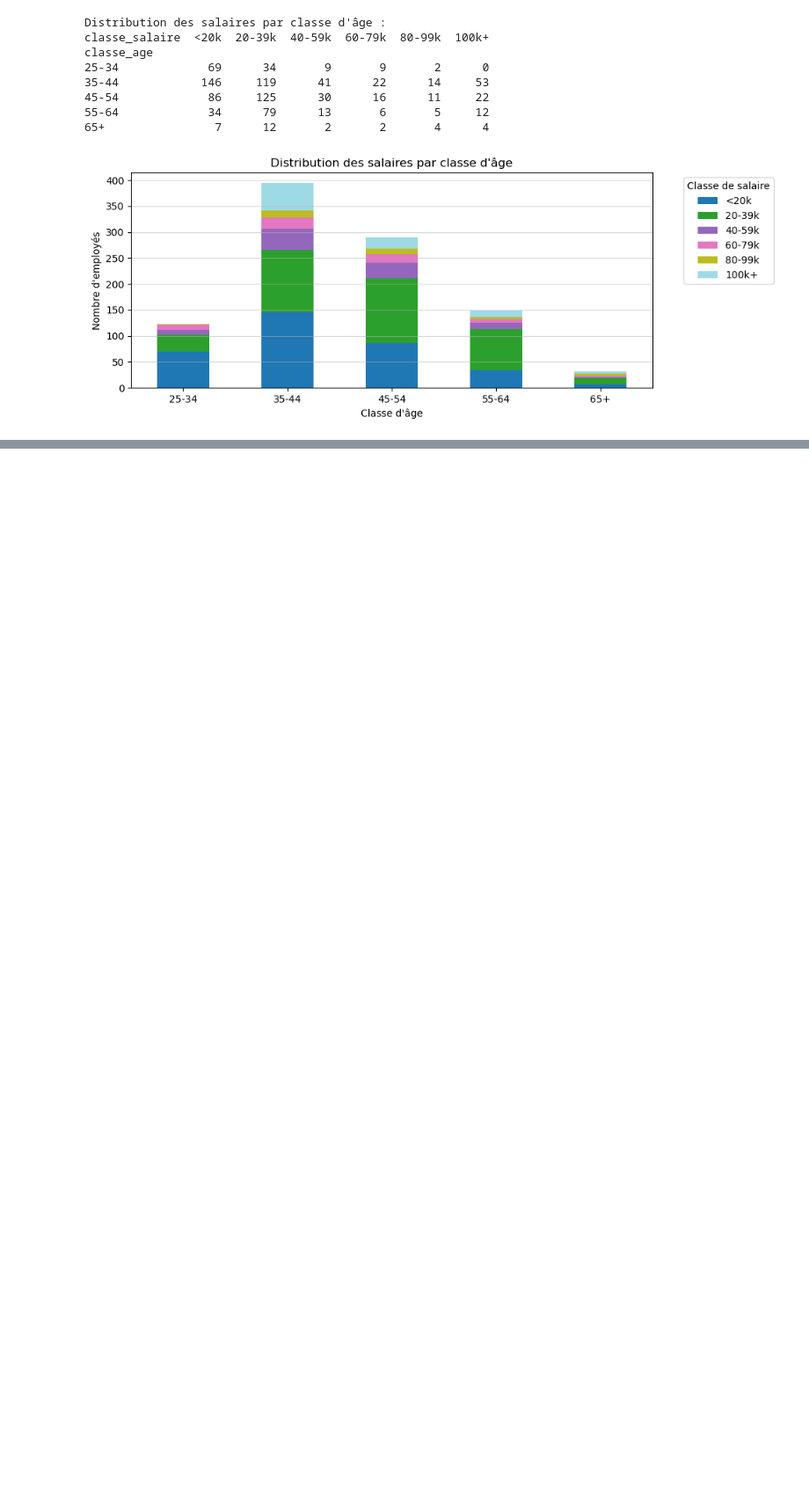
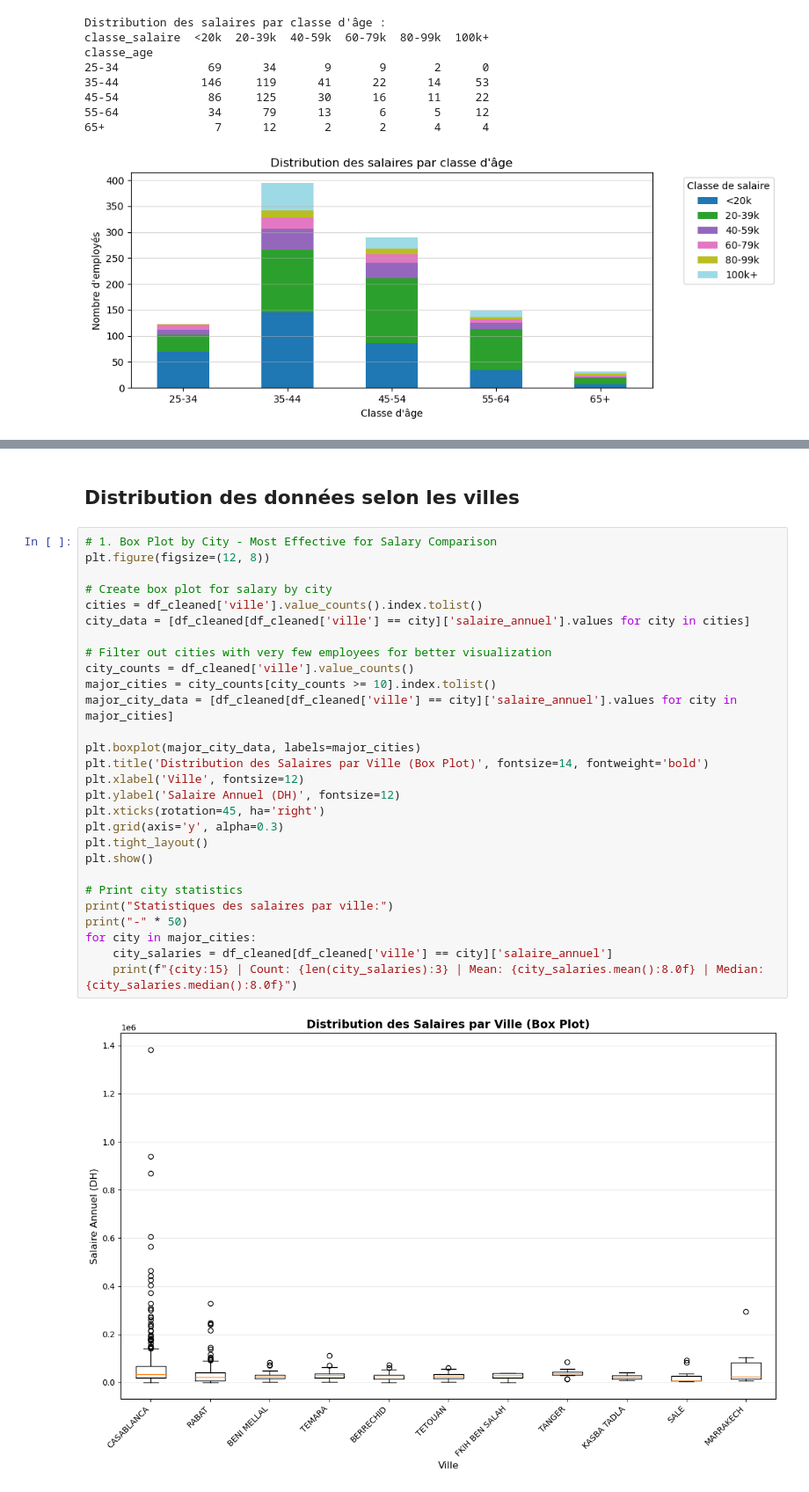
Before and after one commit to ayasqualli/proba1-tps, a Jupyter notebook: TP/tp.ipynb, the cells around one changed output, grey strips where cells are left out. Shown at 88% size. Drawn from its saved outputs; the diff is of its cells as text; blank space fills up the shorter version.

```diff
--- a/TP/tp.ipynb
+++ b/TP/tp.ipynb
@@ -393,0 +430,32 @@ classe_age
+# %% [markdown]
+## Distribution des données selon les villes
+# %%
+# 1. Box Plot by City - Most Effective for Salary Comparison
+plt.figure(figsize=(12, 8))
+
+# Create box plot for salary by city
+cities = df_cleaned['ville'].value_counts().index.tolist()
+city_data = [df_cleaned[df_cleaned['ville'] == city]['salaire_annuel'].values for city in cities]
+
+# Filter out cities with very few employees for better visualization
+city_counts = df_cleaned['ville'].value_counts()
+major_cities = city_counts[city_counts >= 10].index.tolist()
+major_city_data = [df_cleaned[df_cleaned['ville'] == city]['salaire_annuel'].values for city in major_cities]
+
+plt.boxplot(major_city_data, labels=major_cities)
+plt.title('Distribution des Salaires par Ville (Box Plot)', fontsize=14, fontweight='bold')
+plt.xlabel('Ville', fontsize=12)
+plt.ylabel('Salaire Annuel (DH)', fontsize=12)
+plt.xticks(rotation=45, ha='right')
+plt.grid(axis='y', alpha=0.3)
+plt.tight_layout()
+plt.show()
+
+# Print city statistics
+print("Statistiques des salaires par ville:")
+print("-" * 50)
+for city in major_cities:
+    city_salaries = df_cleaned[df_cleaned['ville'] == city]['salaire_annuel']
+    print(f"{city:15} | Count: {len(city_salaries):3} | Mean: {city_salaries.mean():8.0f} | Median: {city_salaries.median():8.0f}")
+# %% [output]
+[figure, added]
```
Also changed, not shown: parts of 16 cells of this notebook.
